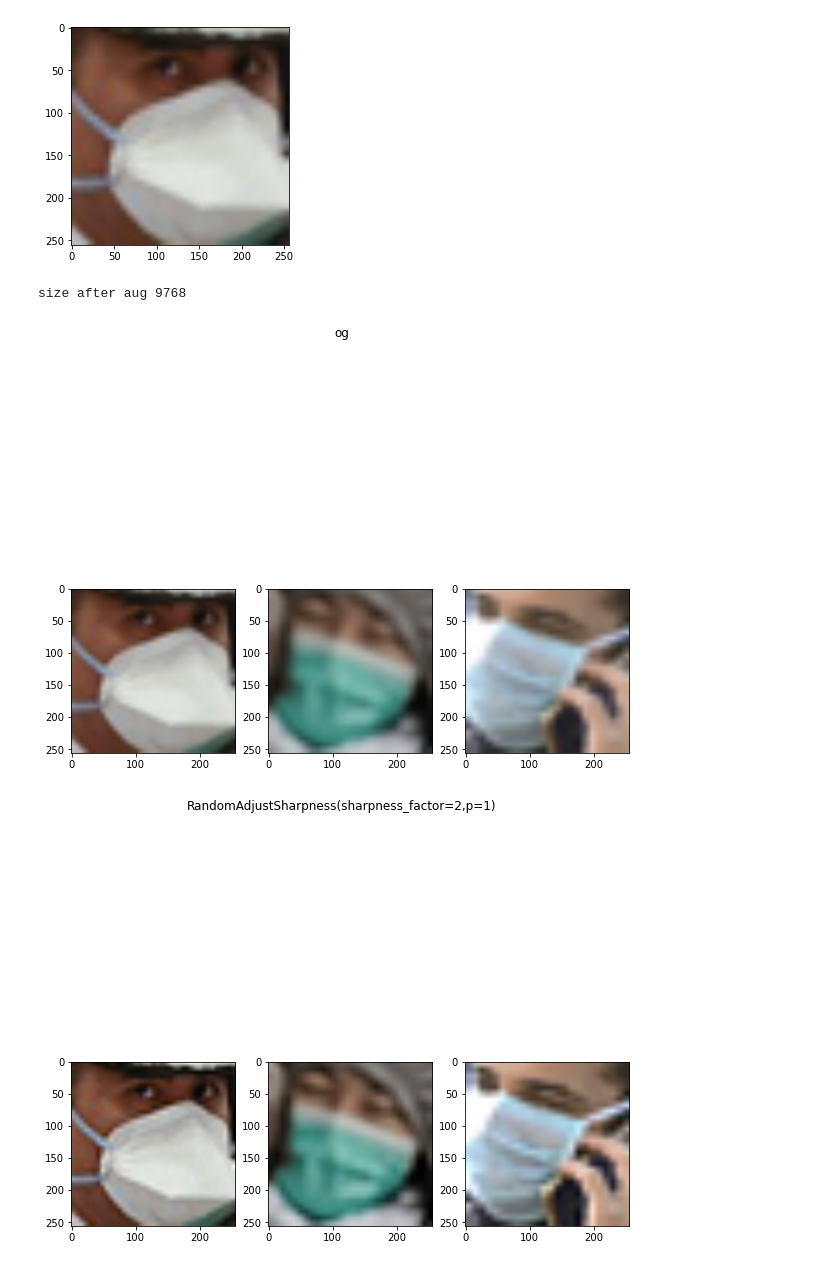
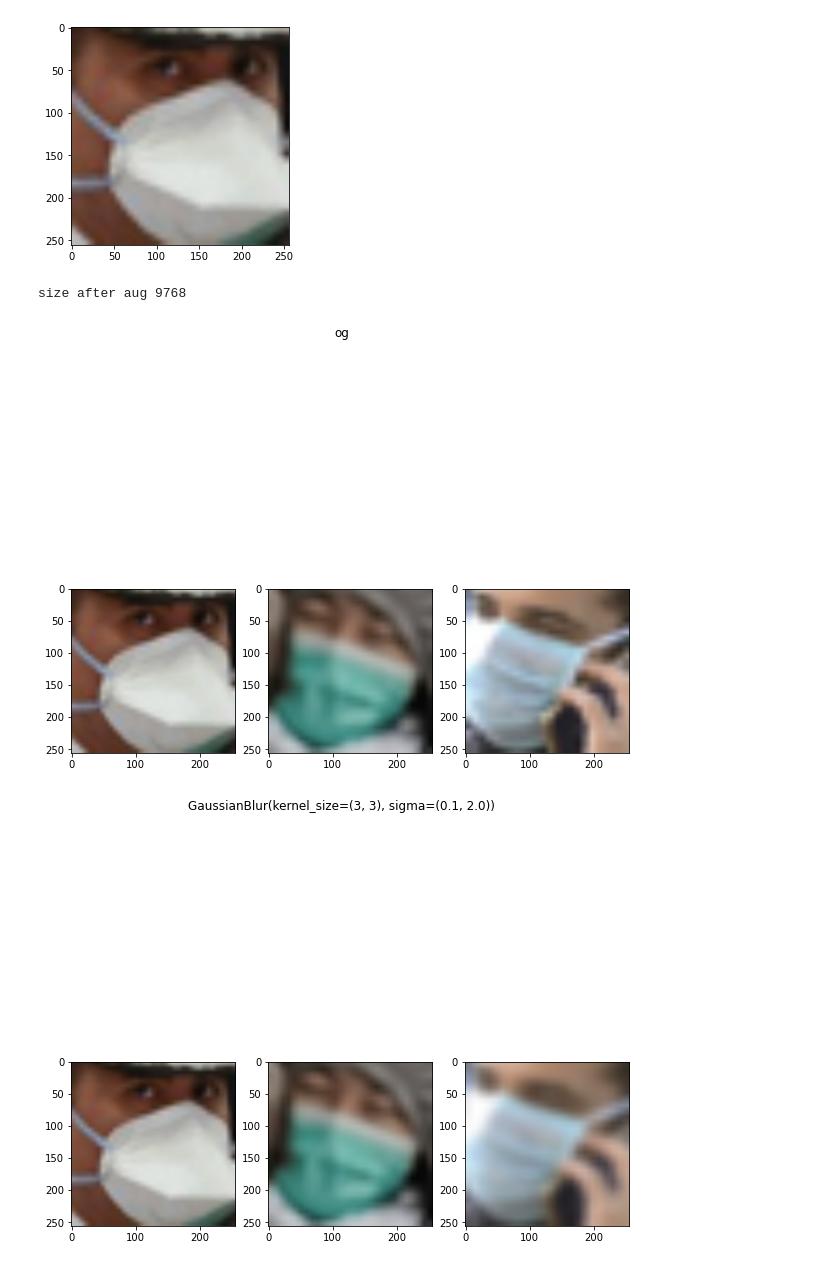
Before and after one commit to Walkier/NETE, a Jupyter notebook: project.ipynb, the cells around one changed output. Saved outputs shown, nothing was run; the diff lists cells and outputs as text; code cells hidden in the pictures.

```diff
--- a/project.ipynb
+++ b/project.ipynb
@@ -177,21 +177,21 @@ plt.imshow(trial[0][0])
 # %%
 augmentations = [transforms.GaussianBlur(3, sigma=(0.1, 2.0)),
                  transforms.RandomAdjustSharpness(2, p=1),
                  transforms.ColorJitter(brightness=0.5, contrast=0.3, saturation=0.3)]
 augtrainset = AugImageDataset(DATAPATH + '/train.csv', transform, augmentations)
 print('size after aug', len(augtrainset))
 
 #visualize augmentations
 show_count = len(augmentations) + 1
 num = 3
 for i in range(show_count):
-    if i in [1]:
-        continue
+#     if i in [1]:
+#         continue
     fig, axis = plt.subplots(ncols=num, figsize=(10, 10))
     fig.suptitle((['og'] + augmentations)[i])
     for j in range(num):
         axis[j].imshow(augtrainset[i*len(augtrainset.df)+j][0])
 # %% [output]
 size after aug 9768
 [figure]
-[figure, old version]
+[figure, new version]
```
Also changed, not shown: parts of 5 cells of this notebook.
